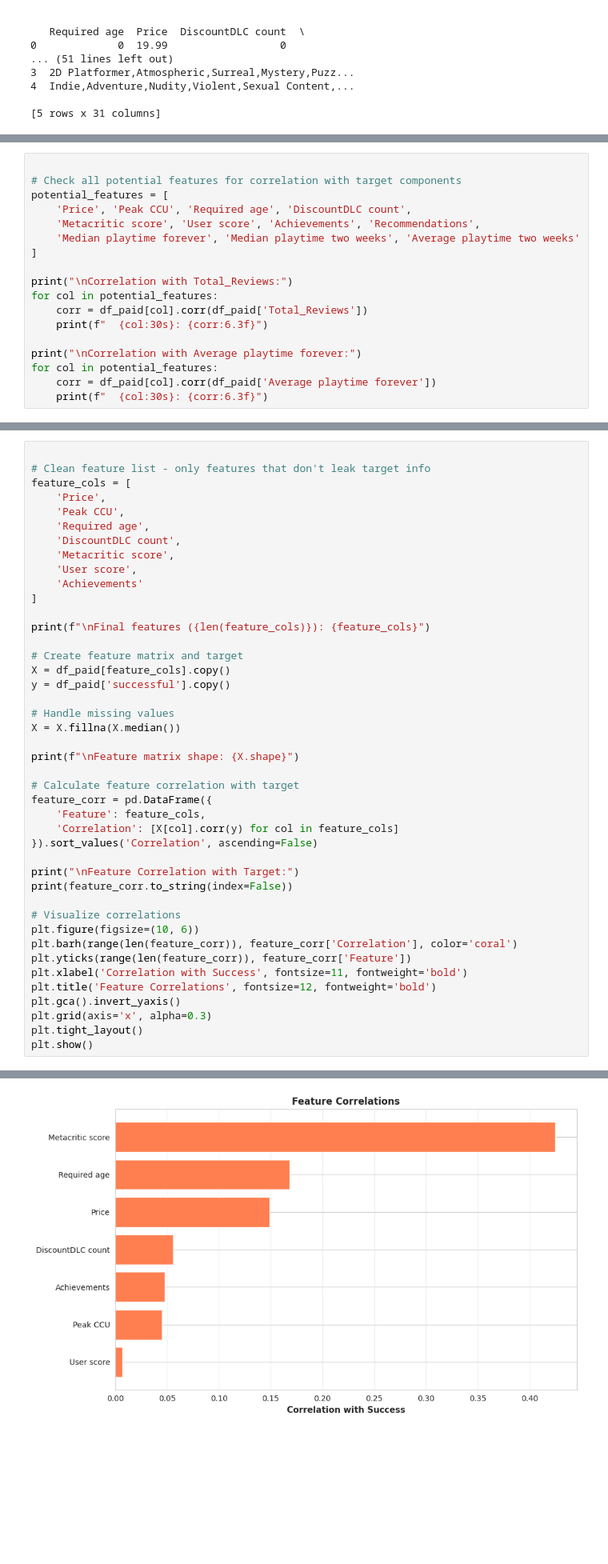
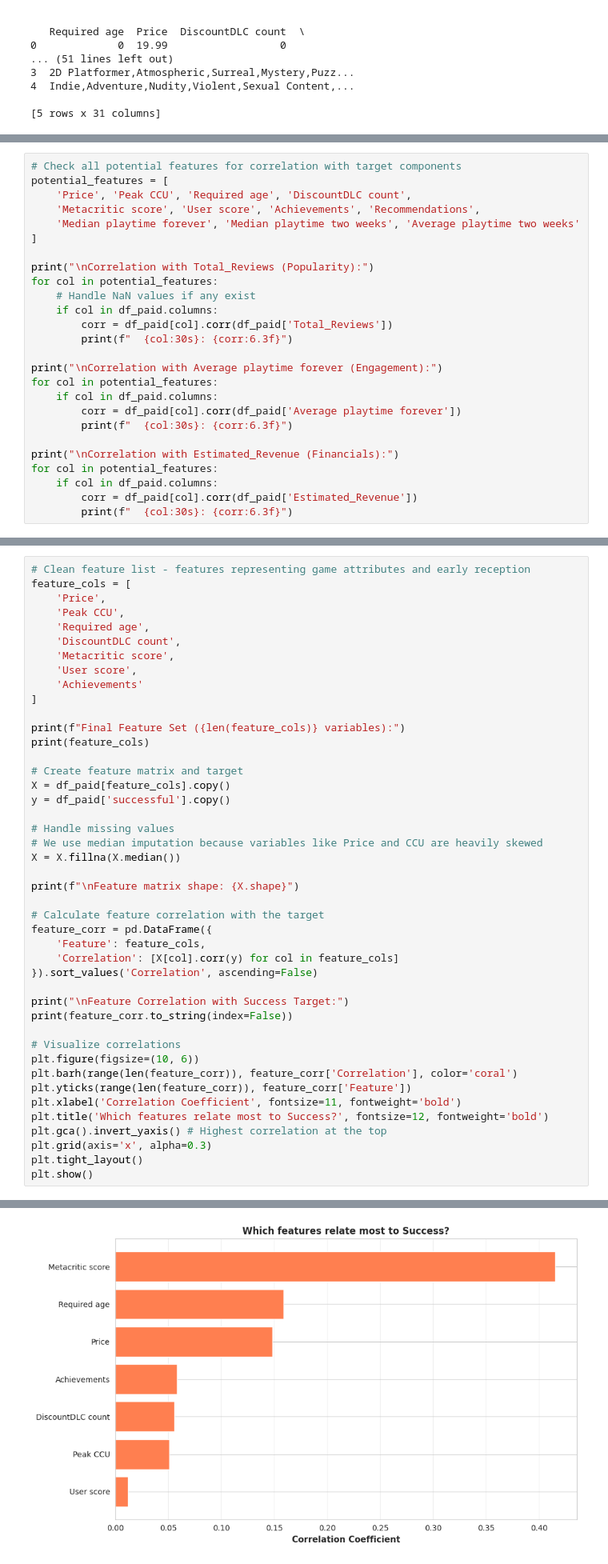
Before and after one commit to HDoubleH/SteamDBMachineLearningProject, a Jupyter notebook: SteamDBProjectModeling.ipynb, the cells around one changed output, grey strips where cells are left out. Shown: that part at 80% size. Drawn from its saved outputs; the diff is of its cells as text; blank space fills up the shorter version.

```diff
--- a/SteamDBProjectModeling.ipynb
+++ b/SteamDBProjectModeling.ipynb
@@ -217,5 +320,4 @@ Before selecting features, we must check for data leakage where features that ar
 # %%
-
 # Check all potential features for correlation with target components
 potential_features = [
     'Price', 'Peak CCU', 'Required age', 'DiscountDLC count',
@@ -223,13 +325,22 @@ potential_features = [
     'Median playtime forever', 'Median playtime two weeks', 'Average playtime two weeks'
 ]
 
-print("\nCorrelation with Total_Reviews:")
+print("\nCorrelation with Total_Reviews (Popularity):")
 for col in potential_features:
-    corr = df_paid[col].corr(df_paid['Total_Reviews'])
-    print(f"  {col:30s}: {corr:6.3f}")
+    # Handle NaN values if any exist
+    if col in df_paid.columns:
+        corr = df_paid[col].corr(df_paid['Total_Reviews'])
+        print(f"  {col:30s}: {corr:6.3f}")
 
-print("\nCorrelation with Average playtime forever:")
+print("\nCorrelation with Average playtime forever (Engagement):")
 for col in potential_features:
-    corr = df_paid[col].corr(df_paid['Average playtime forever'])
-    print(f"  {col:30s}: {corr:6.3f}")
+    if col in df_paid.columns:
+        corr = df_paid[col].corr(df_paid['Average playtime forever'])
+        print(f"  {col:30s}: {corr:6.3f}")
+
+print("\nCorrelation with Estimated_Revenue (Financials):")
+for col in potential_features:
+    if col in df_paid.columns:
+        corr = df_paid[col].corr(df_paid['Estimated_Revenue'])
+        print(f"  {col:30s}: {corr:6.3f}")
 # %% [output]
@@ -261,6 +395,5 @@ After removing leaky features, we are left with seven clean predictors that repr
 # %%
-
-# Clean feature list - only features that don't leak target info
+# Clean feature list - features representing game attributes and early reception
 feature_cols = [
     'Price',
     'Peak CCU',
@@ -271,33 +404,35 @@ feature_cols = [
     'Achievements'
 ]
 
-print(f"\nFinal features ({len(feature_cols)}): {feature_cols}")
+print(f"Final Feature Set ({len(feature_cols)} variables):")
+print(feature_cols)
 
 # Create feature matrix and target
 X = df_paid[feature_cols].copy()
 y = df_paid['successful'].copy()
 
 # Handle missing values
+# We use median imputation because variables like Price and CCU are heavily skewed
 X = X.fillna(X.median())
 
 print(f"\nFeature matrix shape: {X.shape}")
 
-# Calculate feature correlation with target
+# Calculate feature correlation with the target
 feature_corr = pd.DataFrame({
     'Feature': feature_cols,
     'Correlation': [X[col].corr(y) for col in feature_cols]
 }).sort_values('Correlation', ascending=False)
 
-print("\nFeature Correlation with Target:")
+print("\nFeature Correlation with Success Target:")
 print(feature_corr.to_string(index=False))
 
 # Visualize correlations
 plt.figure(figsize=(10, 6))
 plt.barh(range(len(feature_corr)), feature_corr['Correlation'], color='coral')
 plt.yticks(range(len(feature_corr)), feature_corr['Feature'])
-plt.xlabel('Correlation with Success', fontsize=11, fontweight='bold')
-plt.title('Feature Correlations', fontsize=12, fontweight='bold')
-plt.gca().invert_yaxis()
+plt.xlabel('Correlation Coefficient', fontsize=11, fontweight='bold')
+plt.title('Which features relate most to Success?', fontsize=12, fontweight='bold')
+plt.gca().invert_yaxis() # Highest correlation at the top
 plt.grid(axis='x', alpha=0.3)
 plt.tight_layout()
 plt.show()
@@ -318 +454 @@ DiscountDLC count     0.055578
-[figure, old version]
+[figure, new version]
```
Also changed, not shown: parts of 26 cells of this notebook.
